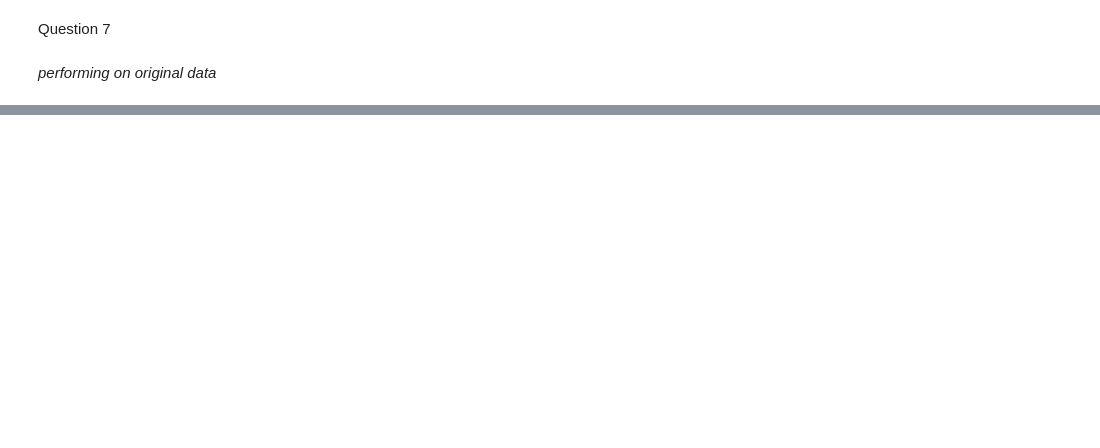
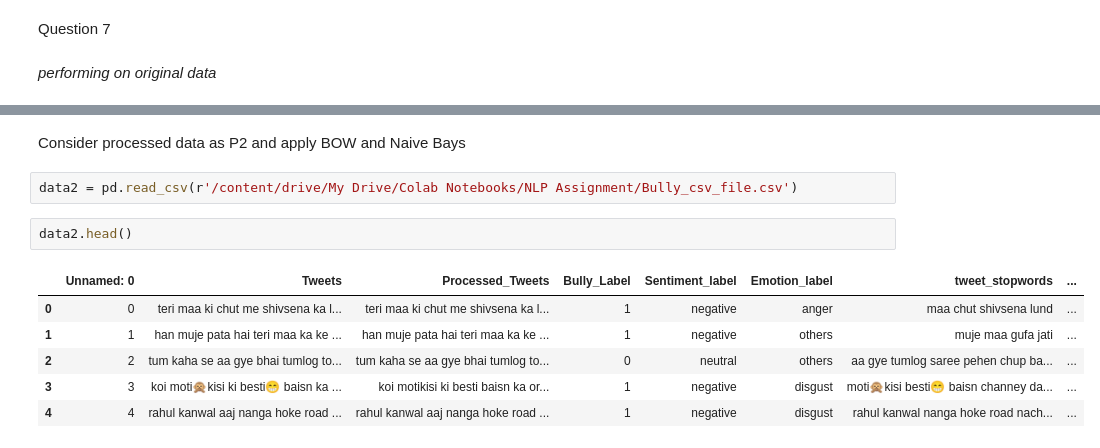
Before and after one commit to nehadubey1205/NLP-College, a Jupyter notebook: ResearchPaper_SentEmoNehaDubey_016.ipynb, the cells around one changed output, grey strips where cells are left out. Saved outputs shown, nothing was run; the diff lists cells and outputs as text; blank space fills up the shorter version.

```diff
--- a/ResearchPaper_SentEmoNehaDubey_016.ipynb
+++ b/ResearchPaper_SentEmoNehaDubey_016.ipynb
@@ -613,0 +415,13 @@ print(P2_V2)
+# %% [markdown]
+Consider processed data as P2 and apply BOW and Naive Bays
+# %%
+data2 = pd.read_csv(r'/content/drive/My Drive/Colab Notebooks/NLP Assignment/Bully_csv_file.csv')
+# %%
+data2.head()
+# %% [output]
+|  | Unnamed: 0 | Tweets | Processed_Tweets | Bully_Label | Sentiment_label | Emotion_label | tweet_stopwords | ... |
+| 0 | 0 | teri maa ki chut me shivsena ka l... | teri maa ki chut me shivsena ka l... | 1 | negative | anger | maa chut shivsena lund | ... |
+| 1 | 1 | han muje pata hai teri maa ka ke ... | han muje pata hai teri maa ka ke ... | 1 | negative | others | muje maa gufa jati | ... |
+| 2 | 2 | tum kaha se aa gye bhai tumlog to... | tum kaha se aa gye bhai tumlog to... | 0 | neutral | others | aa gye tumlog saree pehen chup ba... | ... |
+| 3 | 3 | koi moti🙊kisi ki besti😁 baisn ka ... | koi motikisi ki besti baisn ka or... | 1 | negative | disgust | moti🙊kisi besti😁 baisn channey da... | ... |
+| 4 | 4 | rahul kanwal aaj nanga hoke road ... | rahul kanwal aaj nanga hoke road ... | 1 | negative | disgust | rahul kanwal nanga hoke road nach... | ... |
```
Also changed, not shown: parts of 51 cells of this notebook.
